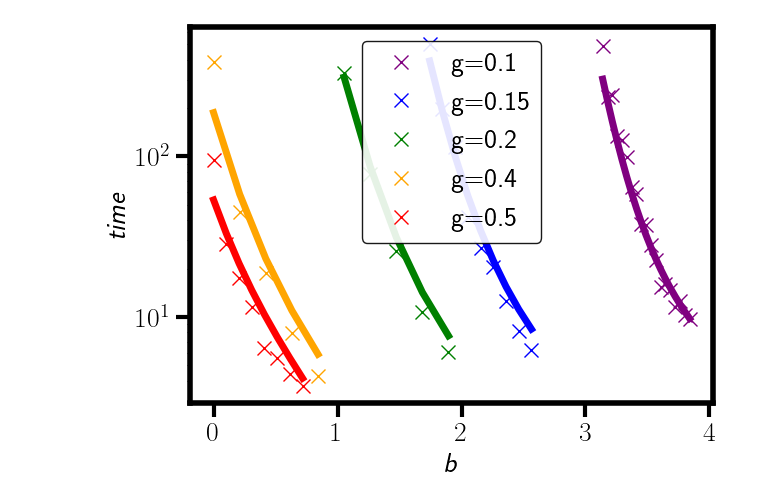
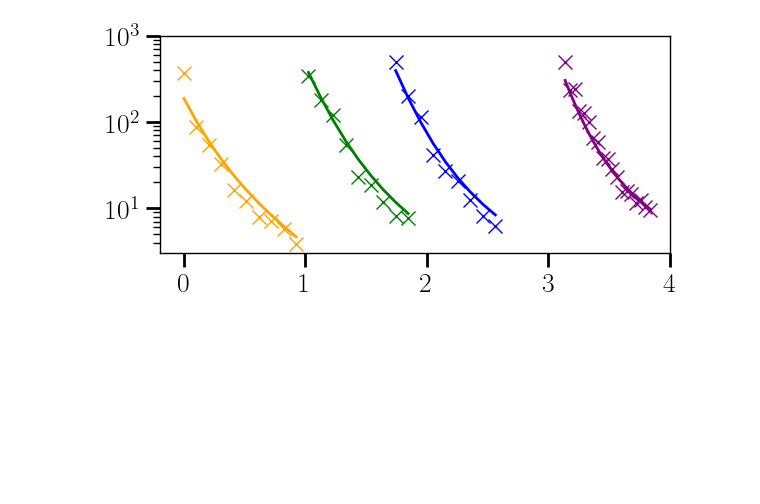
Before and after one commit to michaelyhuang23/opo-photon-tunneling, a Jupyter notebook: plotterpy.ipynb, the cells around one changed output. Saved outputs shown, nothing was run; the diff lists cells and outputs as text; code cells hidden in the pictures; blank space fills up the shorter version.

Commit message:
newest plots

```diff
--- a/plotterpy.ipynb
+++ b/plotterpy.ipynb
@@ -29,6 +29,14 @@ def analytic_time3(l,b,g):
     term2factor = np.sqrt(PvvV0(l,b,g)/PvvV1(l,b,g))
     term2inner = np.pi/(2*np.sqrt(-PuuV0(l,b,g)*PuuV1(l,b,g)))-1/k(l,b,g)*(apex0(l,b,g)-apex1(l,b,g))
     return term1factor*term1inner+term2factor*term2inner
+
+def analytic_time4(l,b,g):
+    C = 2*np.pi*np.sqrt(
+        (l + 1) /
+        ((l - 1) * (2 * l - 2 + g * b * np.sqrt(l - 1)) * (2 * l + g * b * np.sqrt(l - 1)))
+    )
+    DeltaV = -4*g*b/np.sqrt(l)*np.arcsin(np.sqrt(1-1/l))+2*(l-1)-2*np.log(l)
+    return np.exp(DeltaV/g**2)*C
 # %%
 def aggregate(data, keep_keys):
     agg = {}
@@ -53,5 +61,6 @@ def process_data(data):
         data_ptr['log_sol3_time'] = np.log(data_ptr["sol3_time"])
         data_ptr['log_err_fit1'] = abs((data_ptr['log_sim_fit_time'] - data_ptr['log_sol1_time']) / (data_ptr['log_sim_fit_time']+1e-9)) * 100
         data_ptr['log_err_fit3'] = abs((data_ptr['log_sim_fit_time'] - data_ptr['log_sol3_time']) / (data_ptr['log_sim_fit_time']+1e-9)) * 100
+        data_ptr['sol4_time'] = analytic_time4(data_ptr['lambda'], data_ptr['b'], data_ptr['g'])
     return data
 # %%
@@ -138,52 +165,59 @@ from matplotlib import rc
 rc('text', usetex=True)
 
 plt.rcParams.update({
-    'lines.linewidth': 5,       # Line thickness
+    'lines.linewidth': 2,       # Line thickness
     'lines.markersize': 10,     # Marker size
-    'axes.linewidth': 4,        # Border thickness for axes
+    'axes.linewidth': 1,        # Border thickness for axes
     'axes.titlesize': 20,       # Title font size
     'axes.labelsize': 20,       # Label font size
     'xtick.labelsize': 20,      # X-axis tick label font size
     'ytick.labelsize': 20,      # Y-axis tick label font size
     'xtick.major.size': 10,     # Length of X-axis ticks
-    'xtick.major.width': 3,
+    'xtick.major.width': 2,
+    'xtick.minor.size': 5,     # Length of X-axis ticks
+    'xtick.minor.width': 1,
     'ytick.major.size': 10,     # Length of X-axis ticks
-    'ytick.major.width': 3,
+    'ytick.major.width': 2,
+    'ytick.minor.size': 5,     # Length of X-axis ticks
+    'ytick.minor.width': 1,
     'legend.fontsize': 20,      # Legend font size
     'legend.frameon': True,     # Enable legend frame
     'legend.framealpha': 0.9,   # Legend frame transparency
     'legend.edgecolor': 'black', # Legend frame border color
 })
-
+plt.figure(figsize=(6, 3))
 plt.plot(df1['b'], df1['sim_fit_time'], 'x', markerfacecolor='purple', markeredgecolor='purple', label="g=0.1")
 plt.plot(df1['b'], df1['sol3_time'], color='purple')
 
 plt.plot(df15['b'], df15['sim_fit_time'], 'x', markerfacecolor='blue', markeredgecolor='blue', label="g=0.15")
 plt.plot(df15['b'], df15['sol3_time'], color='blue')
 
 plt.plot(df2['b'], df2['sim_fit_time'], 'x', markerfacecolor='green', markeredgecolor='green', label="g=0.2")
 plt.plot(df2['b'], df2['sol3_time'], color='green')
 
 plt.plot(df4['b'], df4['sim_fit_time'], 'x', markerfacecolor='orange', markeredgecolor='orange', label="g=0.4")
 plt.plot(df4['b'], df4['sol3_time'], color='orange')
 
-plt.plot(df5['b'], df5['sim_fit_time'], 'x', markerfacecolor='red', markeredgecolor='red', label="g=0.5")
-plt.plot(df5['b'], df5['sol3_time'], color='red')
+#plt.plot(df5['b'], df5['sim_fit_time'], 'x', markerfacecolor='red', markeredgecolor='red', label="g=0.5")
+#plt.plot(df5['b'], df5['sol3_time'], color='red')
+#plt.plot(df5['b'], df5['sol4_time'], color='red', linestyle='dashed')
 
 #plt.plot(df6['b'], df6['sim_fit_time'], 'x', markerfacecolor='purple', markeredgecolor='purple', label="g=0.6")
 #plt.plot(df6['b'], df6['sol3_time'], color='purple')
 
 plt.yscale('log')
-plt.ylabel(r'\textit{time}')
-plt.xlabel(r'\textit{b}')
-plt.legend()
+#plt.ylabel(r'\textit{time}')
+#plt.xlabel(r'\textit{b}')
+#plt.legend()
+plt.xlim(-0.2,4)
+plt.ylim(0,1000)
 
 
 plt.tight_layout()
 plt.savefig('time-vs-b-grange-l2.svg', format='svg',  bbox_inches='tight')
 plt.show()
 # %% [output]
-[figure, old version]
+[figure, new version]
 # %%
 plt.rcParams.keys()
 # %% [output]
```
Also changed, not shown: parts of 2 cells of this notebook, 5 other files.
